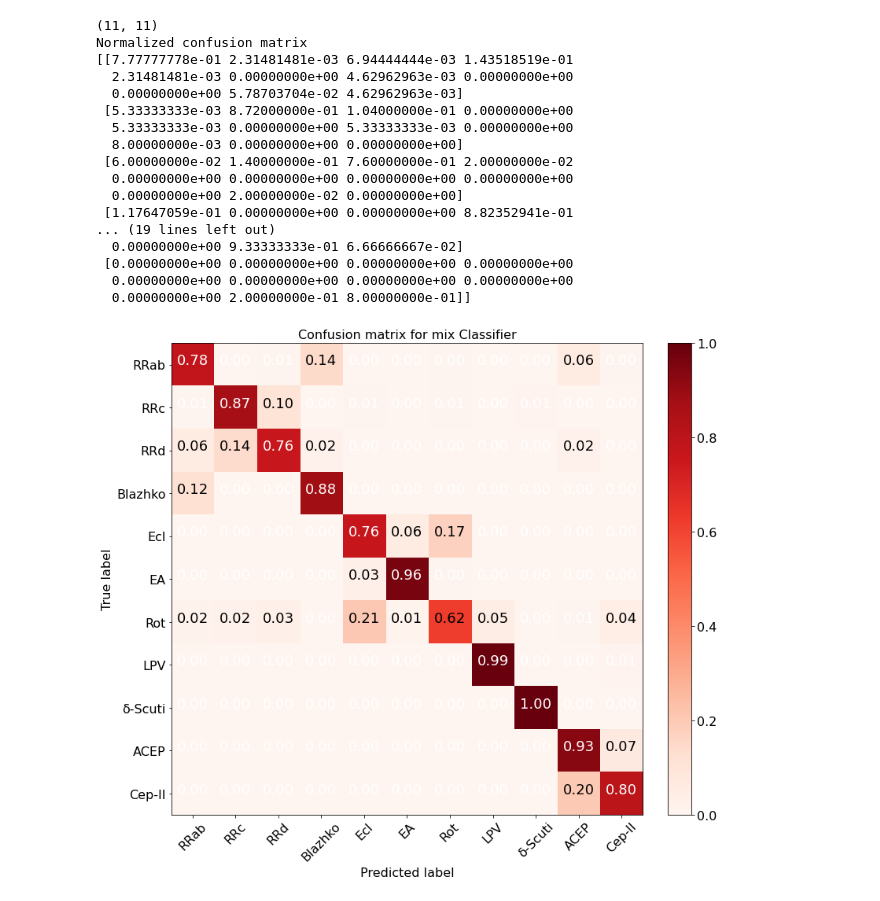
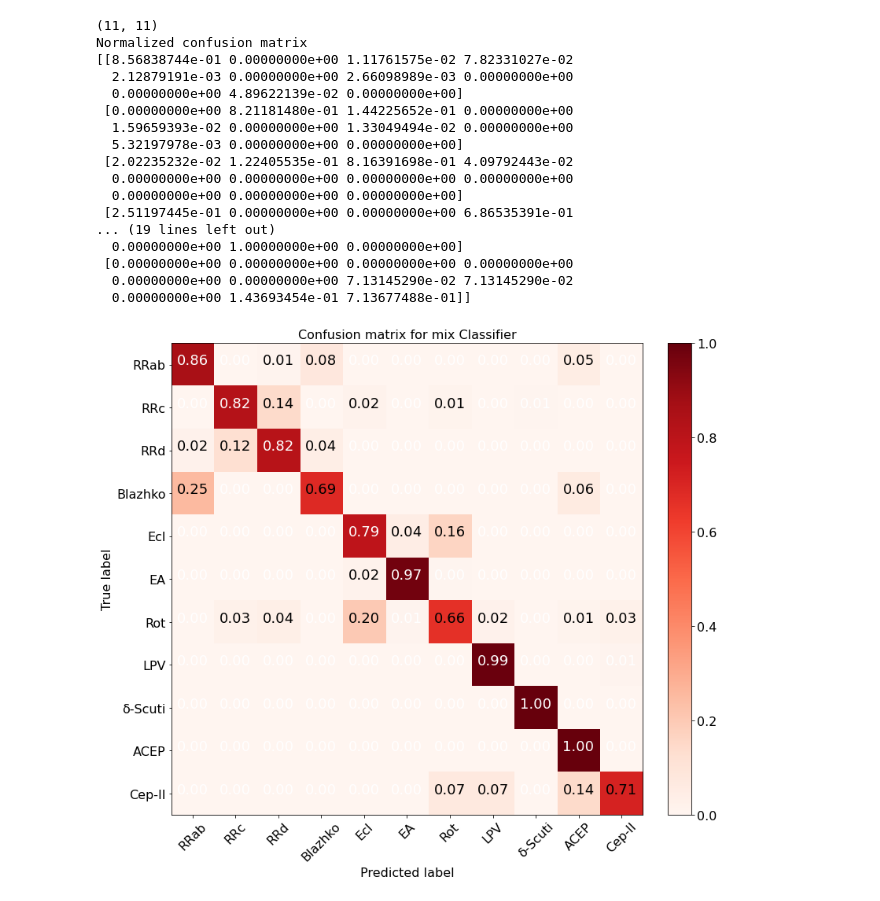
Before and after one commit to 52Hzihan/mixnn4vs, a Jupyter notebook: bagging_test.ipynb, the cells around one changed output. Saved outputs shown, nothing was run; the diff lists cells and outputs as text; code cells hidden in the pictures.

```diff
--- a/bagging_test.ipynb
+++ b/bagging_test.ipynb
@@ -33,5 +35,0 @@ Y_val = np.array(Y_val)-1
-# %%
-models = []
-for i in range(0,10):
-    lodaed_model = keras.models.load_model('models/bagging/rnn_with_feature%d/model_4'%i)
-    models.append(lodaed_model)
@@ -55,0 +36,10 @@ for i in range(0,10):
+# %%
+models = []
+best_list_0=[18,8,10,13,10,16,8,16,12,11]
+best_list_1=[17,25,16,10,4,25,22,13,21,10]
+best_list_2=[11,10,11,7,14,10,16,9,21,11]
+best_list_3=[10,26,13,16,15,16,13,12,11,21]
+for i in range(0,10):
+    # lodaed_model = keras.models.load_model('models/fold1/bagging0/rnn_with_feature%d/model_11'%i)
+    lodaed_model = keras.models.load_model('models/fold2/bagging0/rnn_with_feature%d/model_%d'%(i,best_list_2[i]))
+    models.append(lodaed_model)
@@ -56,61 +64,66 @@ for i in range(0,10):
 # %%
 
-def generate_batch(X_sequence, X_image,  X_feature, Y, batch_size):
+# def generate_batch(X_sequence, X_image,  X_feature, Y, batch_size):
+def generate_batch(X_sequence,  X_feature, Y, batch_size):
     idx = 0
     batch_num = len(Y)/batch_size
     while idx < batch_num:
         batch_x_sequence = X_sequence[idx * batch_size : (idx + 1) * batch_size]
-        batch_x_image = X_image[idx * batch_size : (idx + 1) * batch_size]
         batch_x_feature = X_feature[idx * batch_size : (idx + 1) * batch_size]
         batch_y = Y[idx * batch_size : (idx + 1) * batch_size]
-        yield batch_x_sequence, batch_x_image, batch_x_feature, batch_y
+        yield batch_x_sequence,  batch_x_feature, batch_y
         idx += 1
 
-test_gen = generate_batch(X_sequence_test_trimed, X_image_test, X_feature_test, Y_test, 128)
+# test_gen = generate_batch(X_sequence_test_trimed, X_image_test, X_feature_test, Y_test, 128)
+test_gen = generate_batch(X_sequence_test_trimed, X_feature_test, Y_test, 128)
+
 y_label = Y_test
 
 # val_gen = generate_batch(X_sequence_val_trimed, X_image_val, X_feature_val, Y_val, 128)
 # y_label = Y_val
 
 
 y_predict = np.array([])
-for x_sequence, x_image, x_feature, y in test_gen:
+# for x_sequence, x_image, x_feature, y in test_gen:
+for x_sequence,  x_feature, y in test_gen:
     results = []
     for model in models:
+    # for i in (9,):
+    #     model = models[i]
         results.append(model.predict({'sequence':x_sequence,
                                         # 'image':x_image,
                                         'feature':x_feature}))
     average_result = np.sum(results, axis=0)
     y_predict = np.concatenate([y_predict, np.argmax(average_result, axis=-1)])
 y_label = y_label.astype(np.int32)
 y_predict = y_predict.astype(np.int32)
 cm = confusion_matrix(y_true=y_label, y_pred=y_predict, normalize='true')
 print(cm.shape)
 # disp = ConfusionMatrixDisplay(confusion_matrix=cm)
 # disp.plot(values_format='.2g')
 
 classes = ['RRab', 'RRc','RRd', 'Blazhko','Ecl', 'EA' , 'Rot', 'LPV','δ-Scuti','ACEP', 'Cep-II']
 
 from util import cm_plot
 
-plotting = cm_plot(cm, classes_types=classes, classifier_model='mix Classifier', nClasses=12,
+plotting = cm_plot(cm, classes_types=classes, classifier_model='mix Classifier', nClasses=11,
                     cmap=plt.cm.Blues)
 # %% [output]
 (11, 11)
 Normalized confusion matrix
-[[7.77777778e-01 2.31481481e-03 6.94444444e-03 1.43518519e-01
-  2.31481481e-03 0.00000000e+00 4.62962963e-03 0.00000000e+00
-  0.00000000e+00 5.78703704e-02 4.62962963e-03]
- [5.33333333e-03 8.72000000e-01 1.04000000e-01 0.00000000e+00
-  5.33333333e-03 0.00000000e+00 5.33333333e-03 0.00000000e+00
-  8.00000000e-03 0.00000000e+00 0.00000000e+00]
- [6.00000000e-02 1.40000000e-01 7.60000000e-01 2.00000000e-02
+[[8.56838744e-01 0.00000000e+00 1.11761575e-02 7.82331027e-02
+  2.12879191e-03 0.00000000e+00 2.66098989e-03 0.00000000e+00
+  0.00000000e+00 4.89622139e-02 0.00000000e+00]
+ [0.00000000e+00 8.21181480e-01 1.44225652e-01 0.00000000e+00
+  1.59659393e-02 0.00000000e+00 1.33049494e-02 0.00000000e+00
+  5.32197978e-03 0.00000000e+00 0.00000000e+00]
+ [2.02235232e-02 1.22405535e-01 8.16391698e-01 4.09792443e-02
   0.00000000e+00 0.00000000e+00 0.00000000e+00 0.00000000e+00
-  0.00000000e+00 2.00000000e-02 0.00000000e+00]
- [1.17647059e-01 0.00000000e+00 0.00000000e+00 8.82352941e-01
+  0.00000000e+00 0.00000000e+00 0.00000000e+00]
+ [2.51197445e-01 0.00000000e+00 0.00000000e+00 6.86535391e-01
 ... (19 lines left out)
-  0.00000000e+00 9.33333333e-01 6.66666667e-02]
+  0.00000000e+00 1.00000000e+00 0.00000000e+00]
  [0.00000000e+00 0.00000000e+00 0.00000000e+00 0.00000000e+00
-  0.00000000e+00 0.00000000e+00 0.00000000e+00 0.00000000e+00
-  0.00000000e+00 2.00000000e-01 8.00000000e-01]]
+  0.00000000e+00 0.00000000e+00 7.13145290e-02 7.13145290e-02
+  0.00000000e+00 1.43693454e-01 7.13677488e-01]]
-[figure, old version]
+[figure, new version]
```
Also changed, not shown: parts of 3 cells of this notebook, 12 other files.
